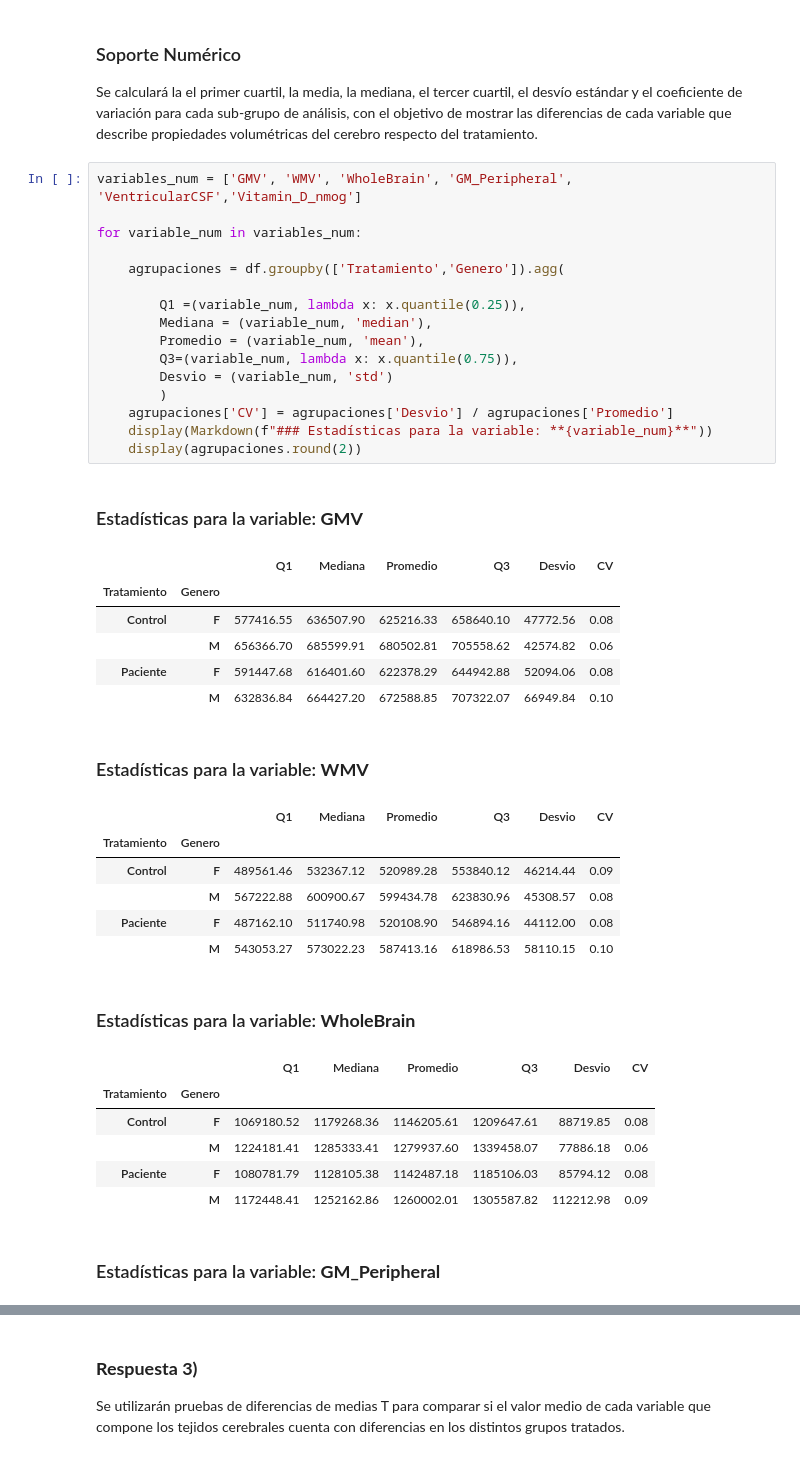
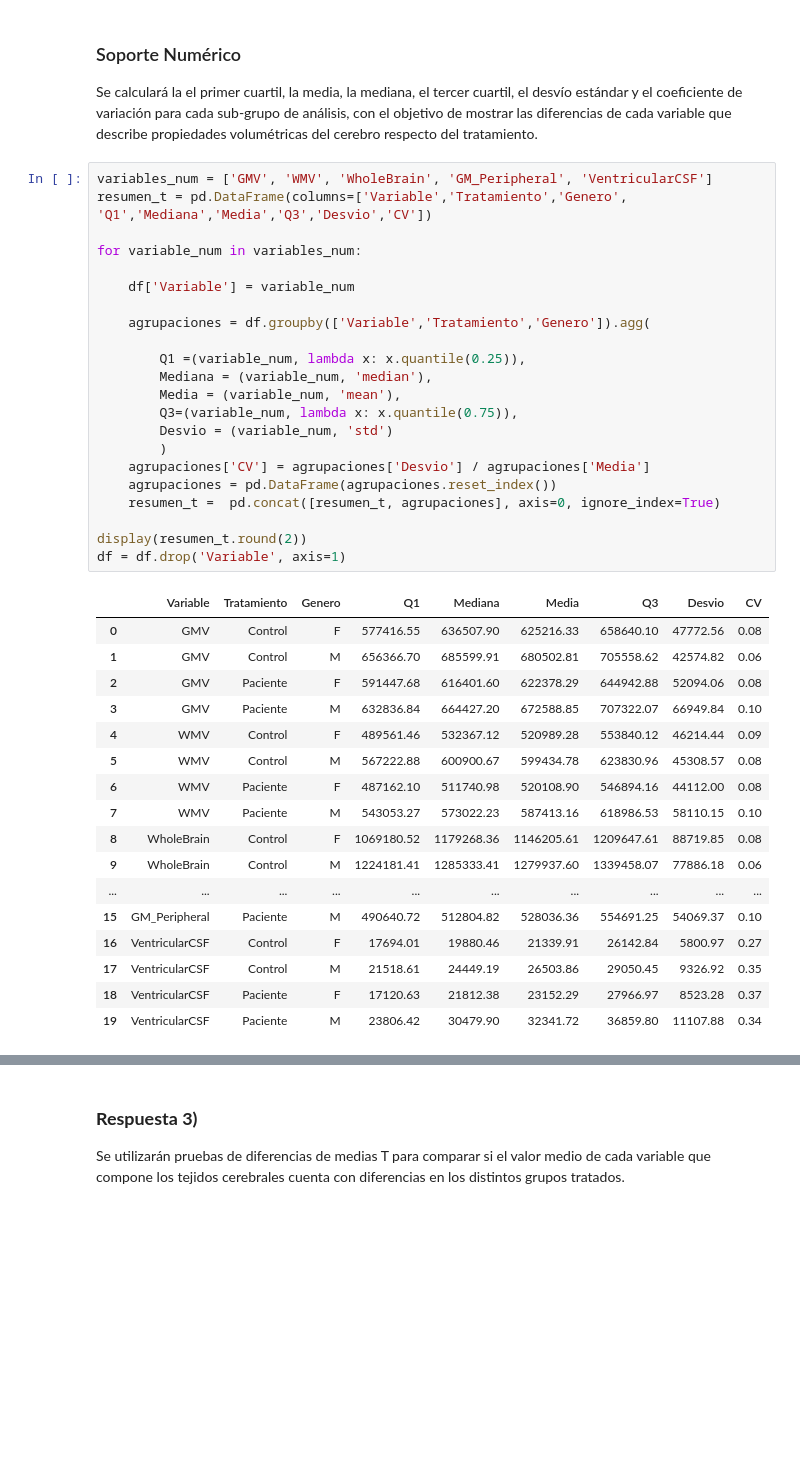
Before and after one commit to xlisouski/Neurociencia, a Jupyter notebook: TP_Unidad1_XimenaLisouski.ipynb, the cells around one changed output, grey strips where cells are left out. Saved outputs shown, nothing was run; the diff lists cells and outputs as text; blank space fills up the shorter version.

```diff
--- a/TP_Unidad1_XimenaLisouski.ipynb
+++ b/TP_Unidad1_XimenaLisouski.ipynb
@@ -572,41 +572,42 @@ plt.show()
 ### Soporte Numérico
 Se calculará la el primer cuartil, la media, la mediana, el tercer cuartil, el desvío estándar y el coeficiente de variación para cada sub-grupo de análisis, con el objetivo de mostrar las diferencias de cada variable que describe propiedades volumétricas del cerebro respecto del tratamiento.
 # %%
-variables_num = ['GMV', 'WMV', 'WholeBrain', 'GM_Peripheral', 'VentricularCSF','Vitamin_D_nmog']
+variables_num = ['GMV', 'WMV', 'WholeBrain', 'GM_Peripheral', 'VentricularCSF']
+resumen_t = pd.DataFrame(columns=['Variable','Tratamiento','Genero', 'Q1','Mediana','Media','Q3','Desvio','CV'])
 
 for variable_num in variables_num:
 
-    agrupaciones = df.groupby(['Tratamiento','Genero']).agg(
+    df['Variable'] = variable_num
+
+    agrupaciones = df.groupby(['Variable','Tratamiento','Genero']).agg(
 
         Q1 =(variable_num, lambda x: x.quantile(0.25)),
         Mediana = (variable_num, 'median'),
-        Promedio = (variable_num, 'mean'),
+        Media = (variable_num, 'mean'),
         Q3=(variable_num, lambda x: x.quantile(0.75)),
         Desvio = (variable_num, 'std')
         )
-    agrupaciones['CV'] = agrupaciones['Desvio'] / agrupaciones['Promedio']
-    display(Markdown(f"### Estadísticas para la variable: **{variable_num}**"))
-    display(agrupaciones.round(2))
+    agrupaciones['CV'] = agrupaciones['Desvio'] / agrupaciones['Media']
+    agrupaciones = pd.DataFrame(agrupaciones.reset_index())
+    resumen_t =  pd.concat([resumen_t, agrupaciones], axis=0, ignore_index=True)
+
+display(resumen_t.round(2))
+df = df.drop('Variable', axis=1)
 # %% [output]
-### Estadísticas para la variable: **GMV**
-|  |  | Q1 | Mediana | Promedio | Q3 | Desvio | CV |
-| Tratamiento | Genero |  |  |  |  |  |  |
-| Control | F | 577416.55 | 636507.90 | 625216.33 | 658640.10 | 47772.56 | 0.08 |
-|  | M | 656366.70 | 685599.91 | 680502.81 | 705558.62 | 42574.82 | 0.06 |
-| Paciente | F | 591447.68 | 616401.60 | 622378.29 | 644942.88 | 52094.06 | 0.08 |
-|  | M | 632836.84 | 664427.20 | 672588.85 | 707322.07 | 66949.84 | 0.10 |
+|  | Variable | Tratamiento | Genero | Q1 | Mediana | Media | Q3 | Desvio | CV |
+| 0 | GMV | Control | F | 577416.55 | 636507.90 | 625216.33 | 658640.10 | 47772.56 | 0.08 |
+| 1 | GMV | Control | M | 656366.70 | 685599.91 | 680502.81 | 705558.62 | 42574.82 | 0.06 |
+| 2 | GMV | Paciente | F | 591447.68 | 616401.60 | 622378.29 | 644942.88 | 52094.06 | 0.08 |
+| 3 | GMV | Paciente | M | 632836.84 | 664427.20 | 672588.85 | 707322.07 | 66949.84 | 0.10 |
+| 4 | WMV | Control | F | 489561.46 | 532367.12 | 520989.28 | 553840.12 | 46214.44 | 0.09 |
+| 5 | WMV | Control | M | 567222.88 | 600900.67 | 599434.78 | 623830.96 | 45308.57 | 0.08 |
+| 6 | WMV | Paciente | F | 487162.10 | 511740.98 | 520108.90 | 546894.16 | 44112.00 | 0.08 |
+| 7 | WMV | Paciente | M | 543053.27 | 573022.23 | 587413.16 | 618986.53 | 58110.15 | 0.10 |
+| 8 | WholeBrain | Control | F | 1069180.52 | 1179268.36 | 1146205.61 | 1209647.61 | 88719.85 | 0.08 |
+| 9 | WholeBrain | Control | M | 1224181.41 | 1285333.41 | 1279937.60 | 1339458.07 | 77886.18 | 0.06 |
+| ... | ... | ... | ... | ... | ... | ... | ... | ... | ... |
+| 15 | GM_Peripheral | Paciente | M | 490640.72 | 512804.82 | 528036.36 | 554691.25 | 54069.37 | 0.10 |
+| 16 | VentricularCSF | Control | F | 17694.01 | 19880.46 | 21339.91 | 26142.84 | 5800.97 | 0.27 |
+| 17 | VentricularCSF | Control | M | 21518.61 | 24449.19 | 26503.86 | 29050.45 | 9326.92 | 0.35 |
+| 18 | VentricularCSF | Paciente | F | 17120.63 | 21812.38 | 23152.29 | 27966.97 | 8523.28 | 0.37 |
+| 19 | VentricularCSF | Paciente | M | 23806.42 | 30479.90 | 32341.72 | 36859.80 | 11107.88 | 0.34 |
-### Estadísticas para la variable: **WMV**
-|  |  | Q1 | Mediana | Promedio | Q3 | Desvio | CV |
-| Tratamiento | Genero |  |  |  |  |  |  |
-| Control | F | 489561.46 | 532367.12 | 520989.28 | 553840.12 | 46214.44 | 0.09 |
-|  | M | 567222.88 | 600900.67 | 599434.78 | 623830.96 | 45308.57 | 0.08 |
-| Paciente | F | 487162.10 | 511740.98 | 520108.90 | 546894.16 | 44112.00 | 0.08 |
-|  | M | 543053.27 | 573022.23 | 587413.16 | 618986.53 | 58110.15 | 0.10 |
-### Estadísticas para la variable: **WholeBrain**
-|  |  | Q1 | Mediana | Promedio | Q3 | Desvio | CV |
-| Tratamiento | Genero |  |  |  |  |  |  |
-| Control | F | 1069180.52 | 1179268.36 | 1146205.61 | 1209647.61 | 88719.85 | 0.08 |
-|  | M | 1224181.41 | 1285333.41 | 1279937.60 | 1339458.07 | 77886.18 | 0.06 |
-| Paciente | F | 1080781.79 | 1128105.38 | 1142487.18 | 1185106.03 | 85794.12 | 0.08 |
-|  | M | 1172448.41 | 1252162.86 | 1260002.01 | 1305587.82 | 112212.98 | 0.09 |
-### Estadísticas para la variable: **GM_Peripheral**
```
Also changed, not shown: parts of 1 cell of this notebook.
